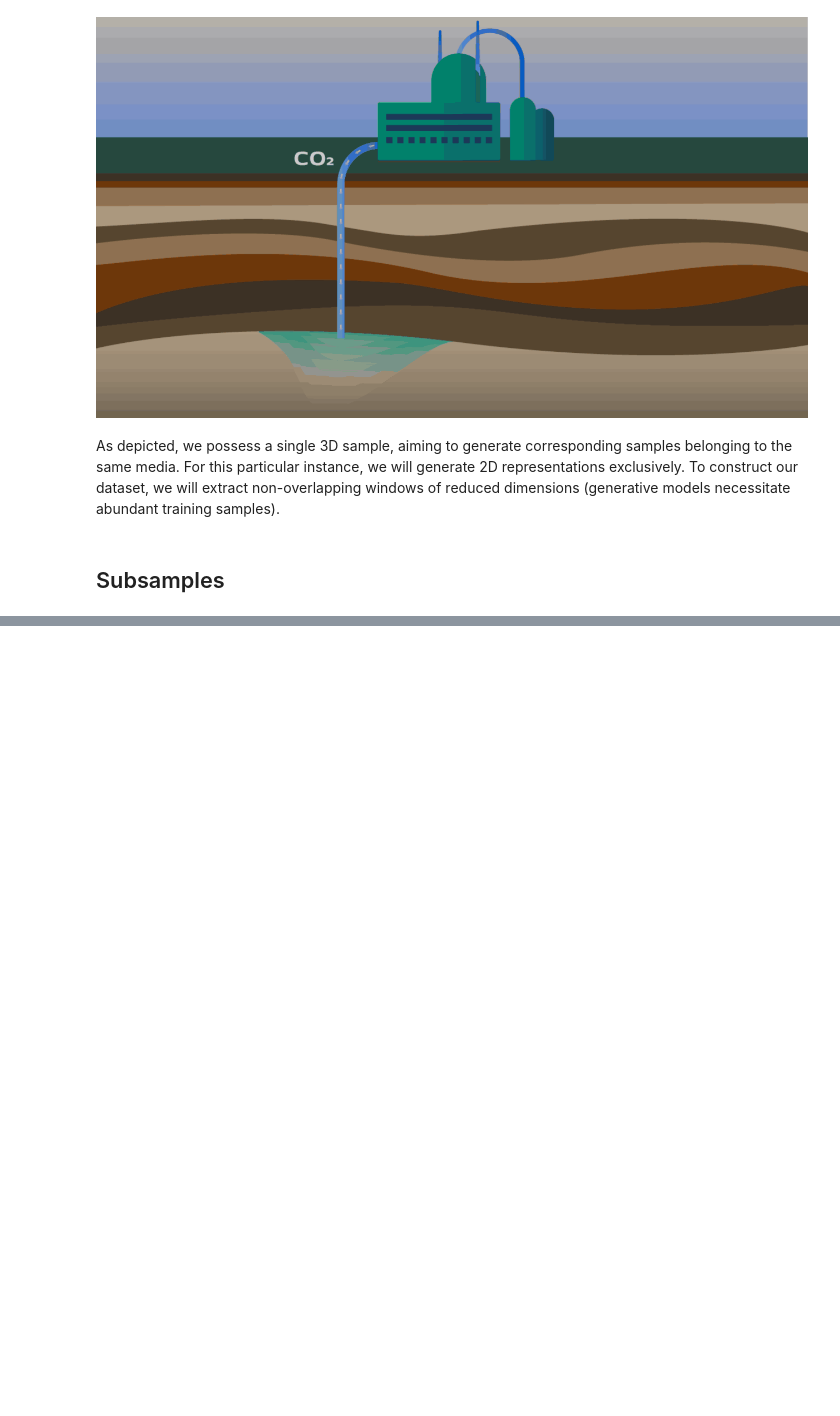
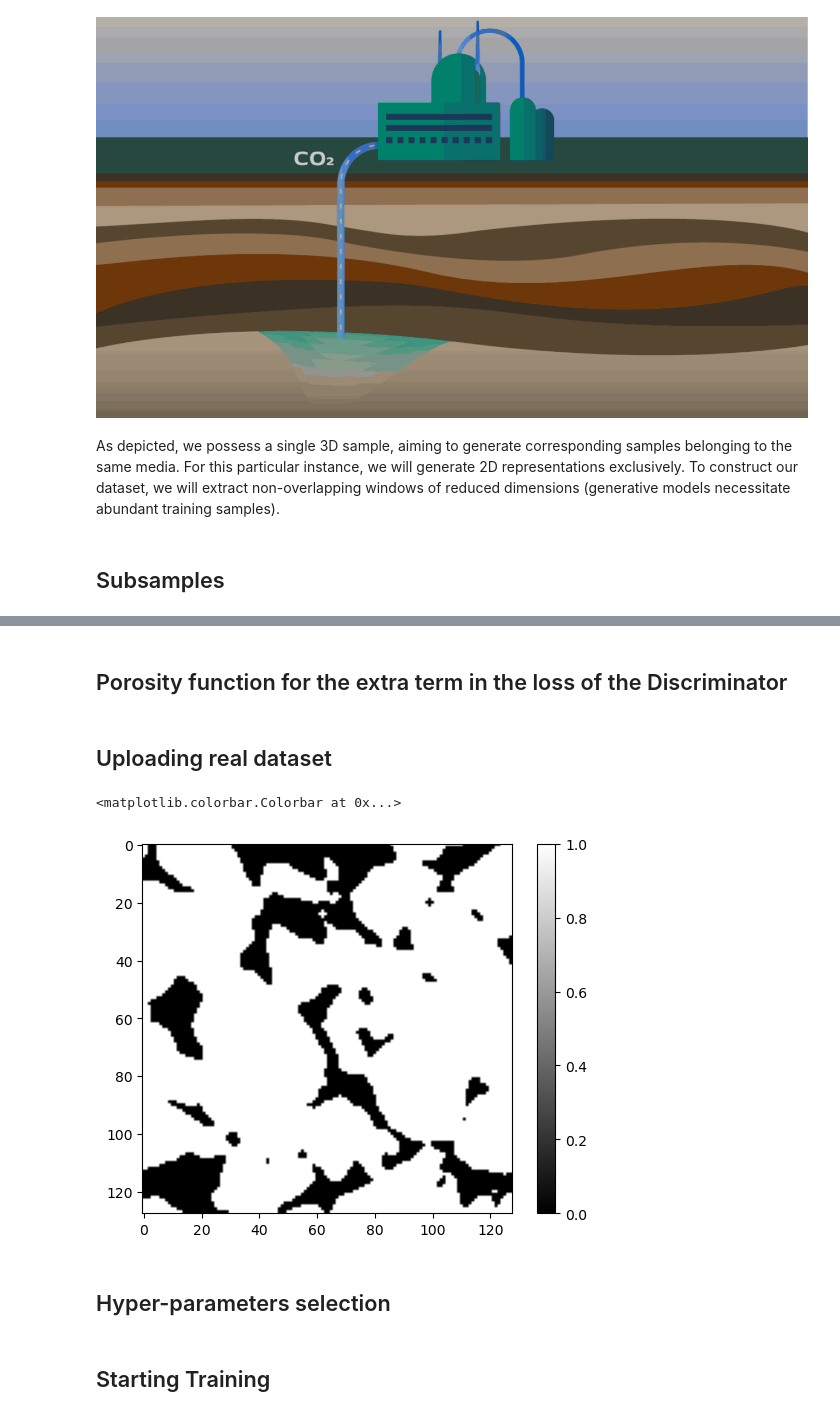
Before and after one commit to miguelcorralesg/RockGAN2D_Tutorial, a Jupyter notebook: notebooks/01_Understanding_Rock_Samples.ipynb, the cells around one changed output, grey strips where cells are left out. Drawn from its saved outputs; the diff is of its cells as text; code cells hidden in the pictures; blank space fills up the shorter version.

```diff
--- a/notebooks/01_Understanding_Rock_Samples.ipynb
+++ b/notebooks/01_Understanding_Rock_Samples.ipynb
@@ -59,0 +287,2 @@ fig = plot_random_samples(windows, num_plots=10)  # Plot 10 random samples
+# %% [markdown]
+## Porosity function for the extra term in the loss of the Discriminator
@@ -59,0 +311,16 @@ fig = plot_random_samples(windows, num_plots=10)  # Plot 10 random samples
+# %% [markdown]
+## Uploading real dataset
+# %%
+# # Traditional 2D slices
+# DATA = torch.load('./data/beadpack/original/tiff/dataset_beadpack.pt')/255
+# DATASET = DATA.clone()[:, 0, :, :].unsqueeze(1)
+# print(DATASET.shape)
+DATASET = windows.clone()
+# %%
+plt.imshow(DATASET[0,0,:,:], cmap='gray')
+plt.colorbar()
+# %% [output]
+<matplotlib.colorbar.Colorbar at 0x...>
+[figure, added]
+# %% [markdown]
+## Hyper-parameters selection
@@ -59,0 +350,2 @@ fig = plot_random_samples(windows, num_plots=10)  # Plot 10 random samples
+# %% [markdown]
+## Starting Training
```
Also changed, not shown: parts of 23 cells of this notebook, 43 other files.
